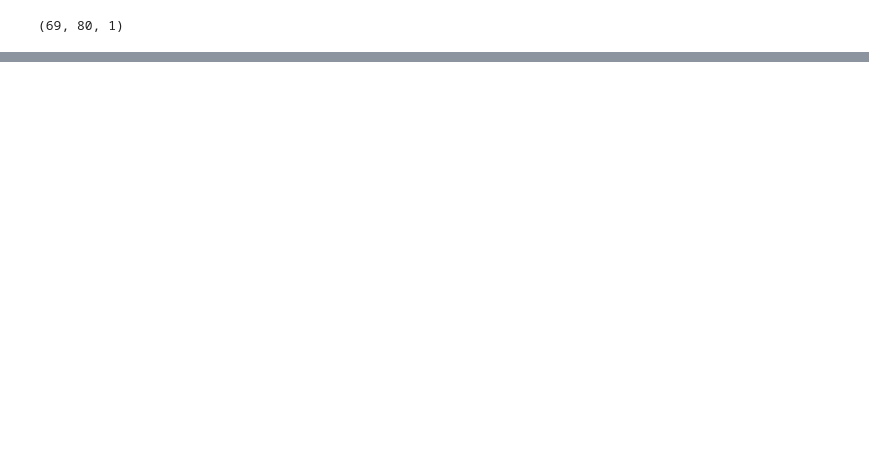
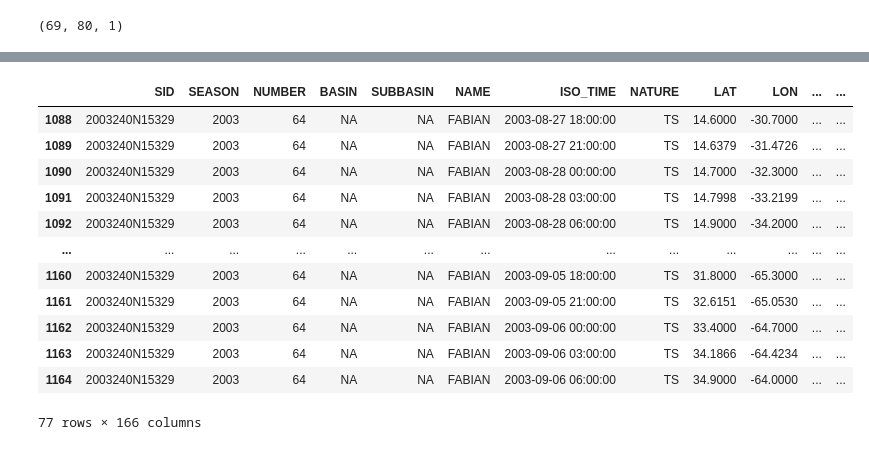
Before and after one commit to ProjectPythia/ml-hurricane-intensity, a Jupyter notebook: test_folder/preprocess_pilot.ipynb, the cells around one changed output, grey strips where cells are left out. Drawn from its saved outputs; the diff is of its cells as text; code cells hidden in the pictures; blank space fills up the shorter version.

```diff
--- a/test_folder/preprocess_pilot.ipynb
+++ b/test_folder/preprocess_pilot.ipynb
@@ -496,0 +748,20 @@ predict_x = model.predict(x_test_scaled)
+# %%
+SID = ib_data_processed_6h[ib_data_processed_6h['id'] == 22.0]['SID'].iloc[0]
+
+ib_original = ib_data_processed[ib_data_processed['SID'] == SID]
+
+ib_original
+# %% [output]
+|  | SID | SEASON | NUMBER | BASIN | SUBBASIN | NAME | ISO_TIME | NATURE | LAT | LON | ... | ... |
+| 1088 | 2003240N15329 | 2003 | 64 | NA | NA | FABIAN | 2003-08-27 18:00:00 | TS | 14.6000 | -30.7000 | ... | ... |
+| 1089 | 2003240N15329 | 2003 | 64 | NA | NA | FABIAN | 2003-08-27 21:00:00 | TS | 14.6379 | -31.4726 | ... | ... |
+| 1090 | 2003240N15329 | 2003 | 64 | NA | NA | FABIAN | 2003-08-28 00:00:00 | TS | 14.7000 | -32.3000 | ... | ... |
+| 1091 | 2003240N15329 | 2003 | 64 | NA | NA | FABIAN | 2003-08-28 03:00:00 | TS | 14.7998 | -33.2199 | ... | ... |
+| 1092 | 2003240N15329 | 2003 | 64 | NA | NA | FABIAN | 2003-08-28 06:00:00 | TS | 14.9000 | -34.2000 | ... | ... |
+| ... | ... | ... | ... | ... | ... | ... | ... | ... | ... | ... | ... | ... |
+| 1160 | 2003240N15329 | 2003 | 64 | NA | NA | FABIAN | 2003-09-05 18:00:00 | TS | 31.8000 | -65.3000 | ... | ... |
+| 1161 | 2003240N15329 | 2003 | 64 | NA | NA | FABIAN | 2003-09-05 21:00:00 | TS | 32.6151 | -65.0530 | ... | ... |
+| 1162 | 2003240N15329 | 2003 | 64 | NA | NA | FABIAN | 2003-09-06 00:00:00 | TS | 33.4000 | -64.7000 | ... | ... |
+| 1163 | 2003240N15329 | 2003 | 64 | NA | NA | FABIAN | 2003-09-06 03:00:00 | TS | 34.1866 | -64.4234 | ... | ... |
+| 1164 | 2003240N15329 | 2003 | 64 | NA | NA | FABIAN | 2003-09-06 06:00:00 | TS | 34.9000 | -64.0000 | ... | ... |
+77 rows × 166 columns
```
Also changed, not shown: parts of 36 cells of this notebook, 4 other files.
